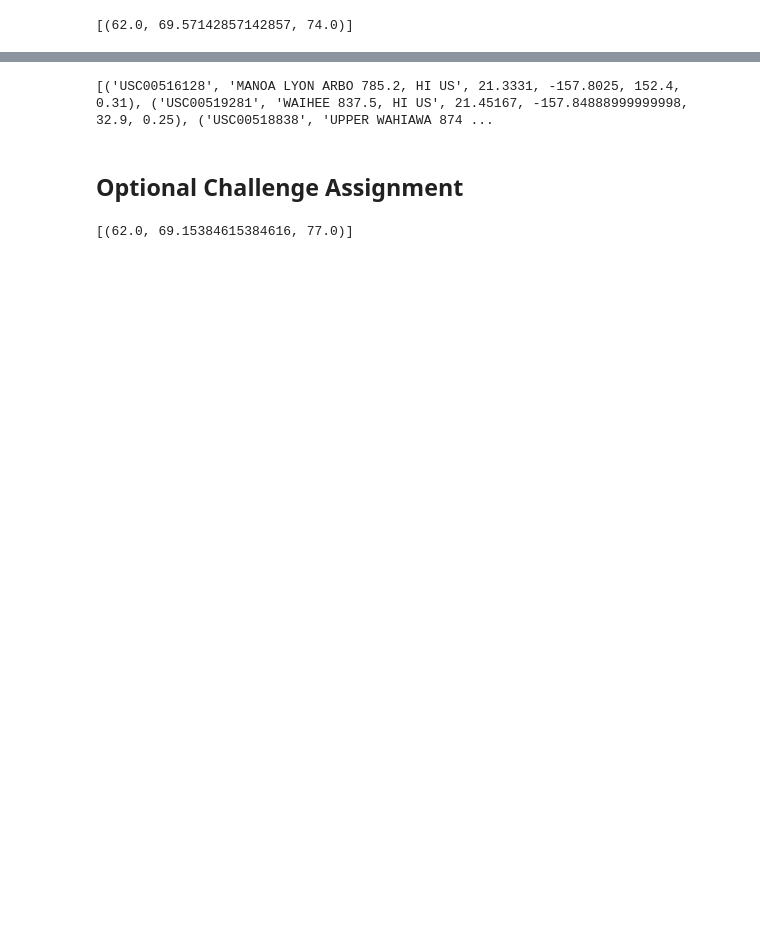
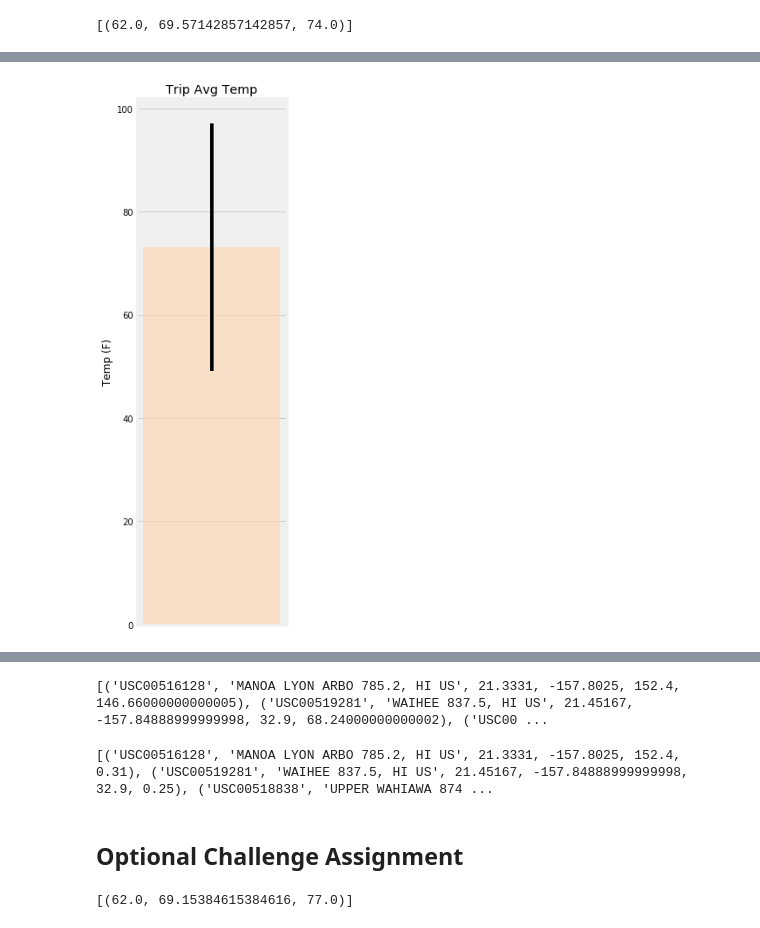
Before and after one commit to UncleBacon/sqlalchemy-challenge, a Jupyter notebook: Instructions/climate_starter.ipynb, the cells around one changed output, grey strips where cells are left out. Cells and saved outputs as stored; diff of their text form; code cells hidden in the pictures; blank space fills up the shorter version.

```diff
--- a/Instructions/climate_starter.ipynb
+++ b/Instructions/climate_starter.ipynb
@@ -229,14 +227,24 @@ print(calc_temps(year_ago,max_date))
 # %%
 # Plot the results from your previous query as a bar chart.
 # Use "Trip Avg Temp" as your Title
 # Use the average temperature for the y value
 # Use the peak-to-peak (tmax-tmin) value as the y error bar (yerr)
 
-# plt.hist(temp_df['Temp'],label = 'Temp', bins = 12);
-# plt.tight_layout()
-# plt.xlabel('Temperature')
-# plt.ylabel('Frequency')
-# plt.show()
+
+y = temp_df['Temp'].mean()
+yerr = temp_df.Temp.max() - temp_df.Temp.min()
+
+fig = plt.figure(figsize=(3,9))
+ax = fig.add_subplot(1, 1, 1)
+plt.bar(range(1),y, yerr = yerr, label = 'Temp', color =[(1,.85,.72)],alpha = 0.7);
+ax.set_xticklabels([])
+plt.title("Trip Avg Temp")
+plt.tight_layout()
+plt.ylabel('Temp (F)')
+plt.grid(axis = 'x')
+plt.show()
+# %% [output]
+[figure, added]
 # %%
 # Plot the results from your previous query as a bar chart.
 # Use "Trip Avg Temp" as your Title
@@ -248,3 +271,11 @@ print(calc_temps(year_ago,max_date))
+# %%
+# Calculate the total amount of rainfall per weather station for your trip dates using the previous year's matching dates.
+# Sort this in descending order by precipitation amount and list the station, name, latitude, longitude, and elevation
+
+rainfall = session.query(measurement.station, station.name, station.latitude, station.longitude,station.elevation,func.sum(measurement.prcp)).filter(measurement.date>year_ago).filter(measurement.date<max_date).filter(measurement.station == station.station).group_by('station').order_by(func.sum(measurement.prcp).desc()).all()
+print(rainfall)
+# %% [output]
+[('USC00516128', 'MANOA LYON ARBO 785.2, HI US', 21.3331, -157.8025, 152.4, 146.66000000000005), ('USC00519281', 'WAIHEE 837.5, HI US', 21.45167, -157.84888999999998, 32.9, 68.24000000000002), ('USC00 ...
 # %%
 # Calculate the total amount of rainfall per weather station for your trip dates using the previous year's matching dates.
 # Sort this in descending order by precipitation amount and list the station, name, latitude, longitude, and elevation
```
Also changed, not shown: parts of 11 cells of this notebook.
